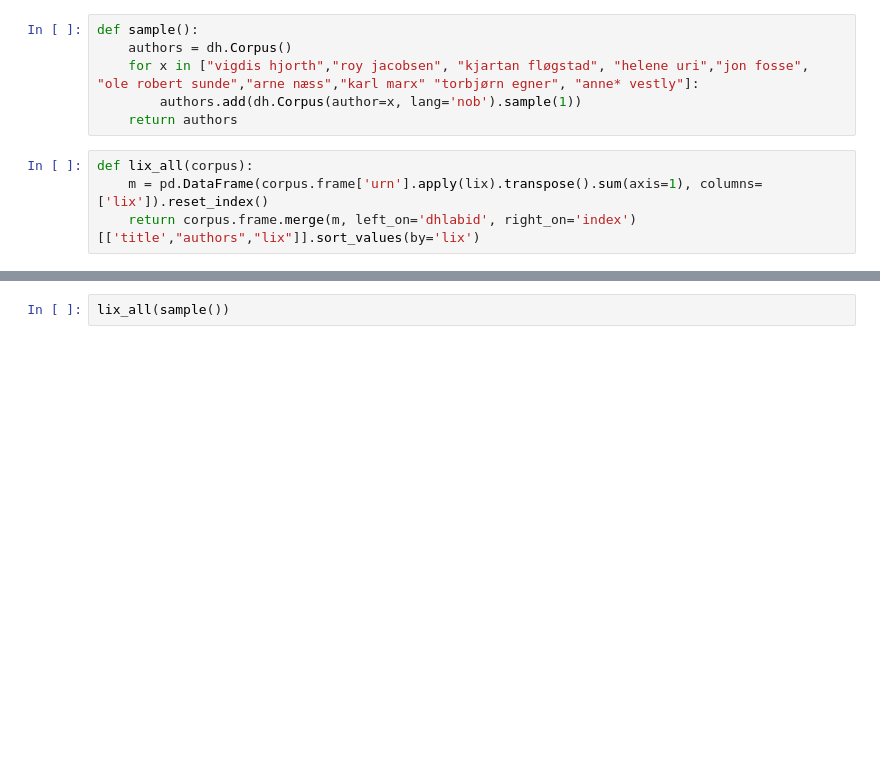
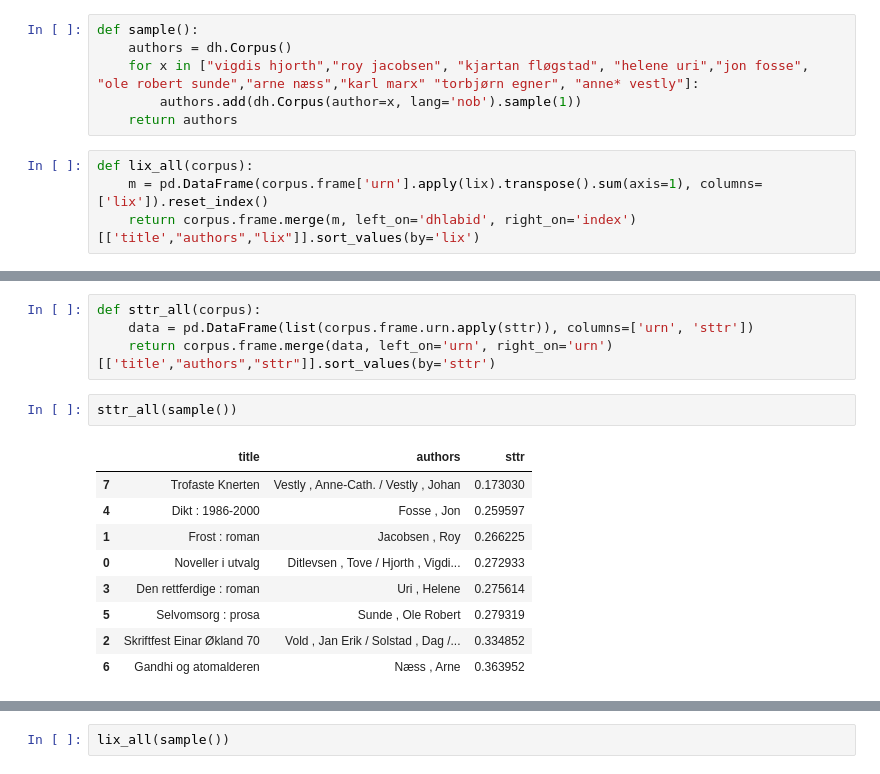
Before and after one commit to Yoonsen/LIX, a Jupyter notebook: lix_compute.ipynb, the cells around one changed output, grey strips where cells are left out. Cells and saved outputs as stored; diff of their text form; blank space fills up the shorter version.

```diff
--- a/lix_compute.ipynb
+++ b/lix_compute.ipynb
@@ -210,0 +143,16 @@ lix_all(sample())
+# %%
+def sttr_all(corpus):
+    data = pd.DataFrame(list(corpus.frame.urn.apply(sttr)), columns=['urn', 'sttr'])
+    return corpus.frame.merge(data, left_on='urn', right_on='urn')[['title',"authors","sttr"]].sort_values(by='sttr')
+# %%
+sttr_all(sample())
+# %% [output]
+|  | title | authors | sttr |
+| 7 | Trofaste Knerten | Vestly , Anne-Cath. / Vestly , Johan | 0.173030 |
+| 4 | Dikt : 1986-2000 | Fosse , Jon | 0.259597 |
+| 1 | Frost : roman | Jacobsen , Roy | 0.266225 |
+| 0 | Noveller i utvalg | Ditlevsen , Tove / Hjorth , Vigdi... | 0.272933 |
+| 3 | Den rettferdige : roman | Uri , Helene | 0.275614 |
+| 5 | Selvomsorg : prosa | Sunde , Ole Robert | 0.279319 |
+| 2 | Skriftfest Einar Økland 70 | Vold , Jan Erik / Solstad , Dag /... | 0.334852 |
+| 6 | Gandhi og atomalderen | Næss , Arne | 0.363952 |
```
Also changed, not shown: parts of 17 cells of this notebook.
